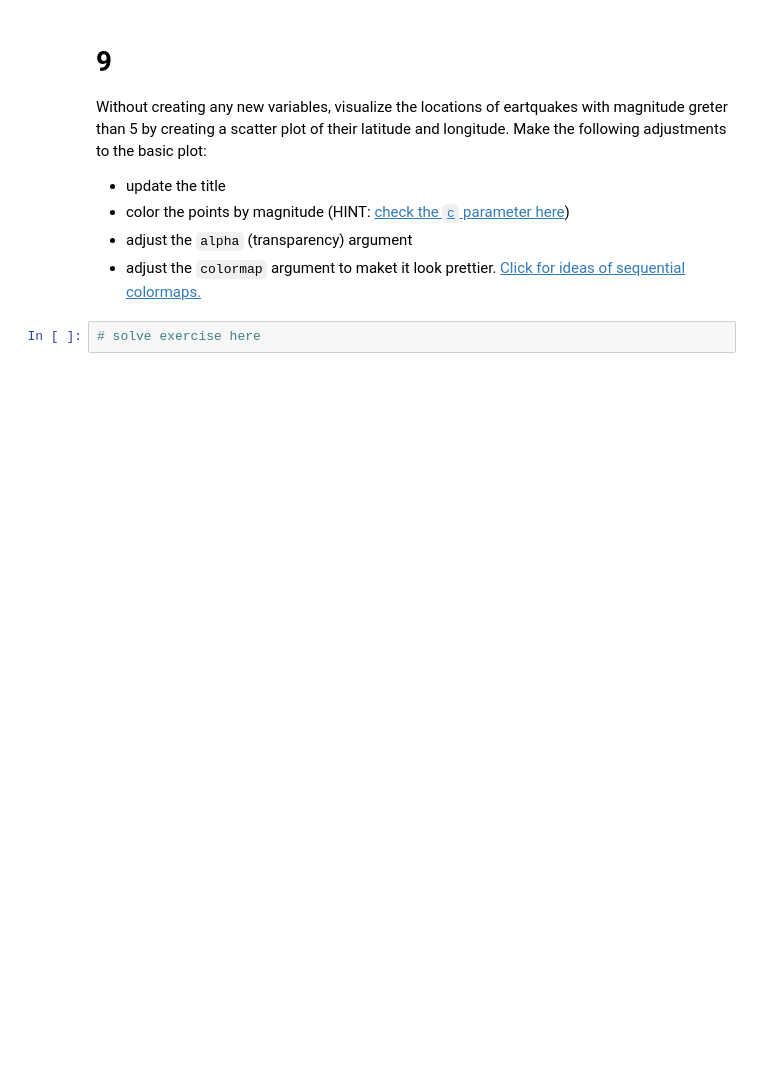
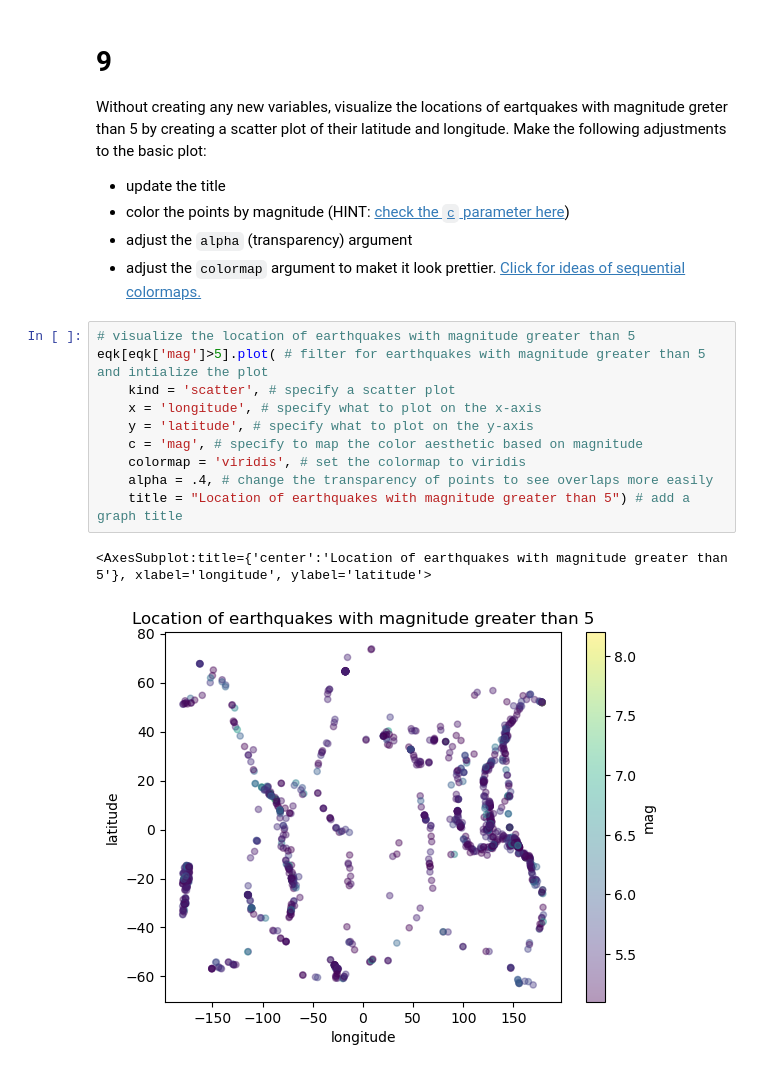
Before and after one commit to charliecurtin1/eds220-hwk-1, a Jupyter notebook: hwk1-task4.ipynb, the cells around one changed output. Drawn from its saved outputs; the diff is of its cells as text; blank space fills up the shorter version.

```diff
--- a/hwk1-task4.ipynb
+++ b/hwk1-task4.ipynb
@@ -179,5 +199,16 @@ Without creating any new variables, visualize the locations of eartquakes with m
 - color the points by magnitude (HINT: [check the `c` parameter here](https://pandas.pydata.org/pandas-docs/stable/reference/api/pandas.DataFrame.plot.scatter.html))
 - adjust the `alpha` (transparency) argument
 - adjust the `colormap` argument to maket it look prettier. [Click for ideas of sequential colormaps.](https://matplotlib.org/stable/users/explain/colors/colormaps.html)
-# %%
-# solve exercise here
+# %%
+# visualize the location of earthquakes with magnitude greater than 5
+eqk[eqk['mag']>5].plot( # filter for earthquakes with magnitude greater than 5 and intialize the plot
+    kind = 'scatter', # specify a scatter plot
+    x = 'longitude', # specify what to plot on the x-axis
+    y = 'latitude', # specify what to plot on the y-axis
+    c = 'mag', # specify to map the color aesthetic based on magnitude
+    colormap = 'viridis', # set the colormap to viridis
+    alpha = .4, # change the transparency of points to see overlaps more easily
+    title = "Location of earthquakes with magnitude greater than 5") # add a graph title
+# %% [output]
+<AxesSubplot:title={'center':'Location of earthquakes with magnitude greater than 5'}, xlabel='longitude', ylabel='latitude'>
+[figure, added]
```
Also changed, not shown: parts of 3 cells of this notebook.
